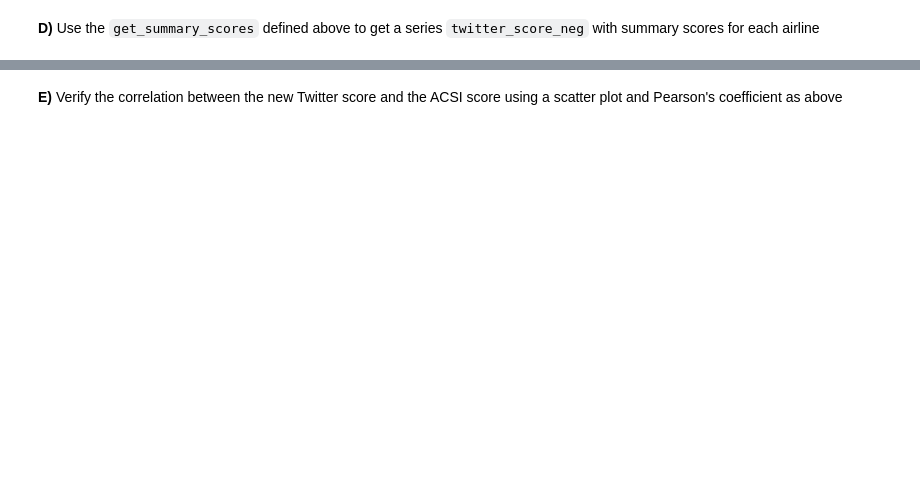
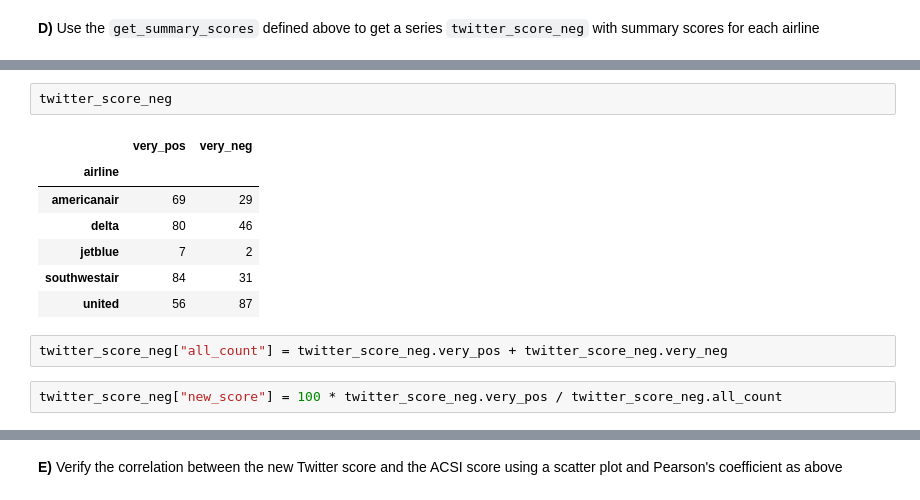
Before and after one commit to thiyagi9/PythonPractises, a Jupyter notebook: 1_opinion_lab_check.ipynb, the cells around one changed output, grey strips where cells are left out. Saved outputs shown, nothing was run; the diff lists cells and outputs as text; blank space fills up the shorter version.

```diff
--- a/1_opinion_lab_check.ipynb
+++ b/1_opinion_lab_check.ipynb
@@ -704,0 +736,14 @@ print(type(tweets_with_scores), type(tweets_with_scores_neg))
+# %%
+twitter_score_neg
+# %% [output]
+|  | very_pos | very_neg |
+| airline |  |  |
+| americanair | 69 | 29 |
+| delta | 80 | 46 |
+| jetblue | 7 | 2 |
+| southwestair | 84 | 31 |
+| united | 56 | 87 |
+# %%
+twitter_score_neg["all_count"] = twitter_score_neg.very_pos + twitter_score_neg.very_neg
+# %%
+twitter_score_neg["new_score"] = 100 * twitter_score_neg.very_pos / twitter_score_neg.all_count
```
Also changed, not shown: parts of 8 cells of this notebook.
